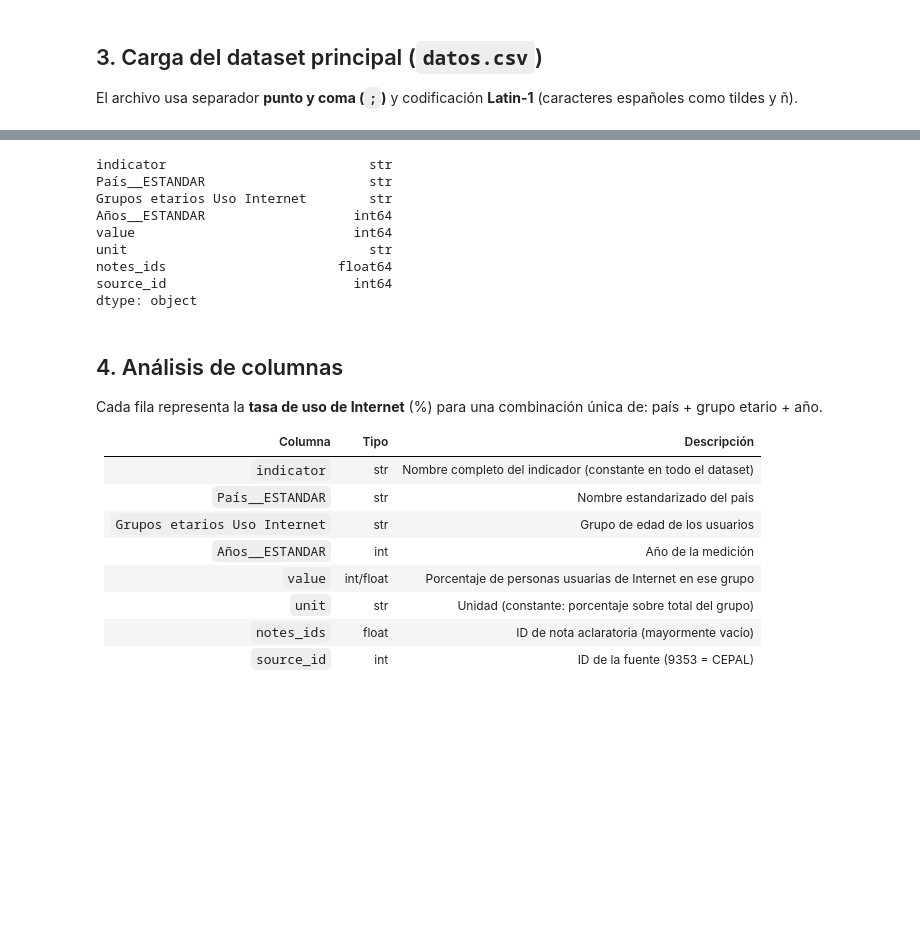
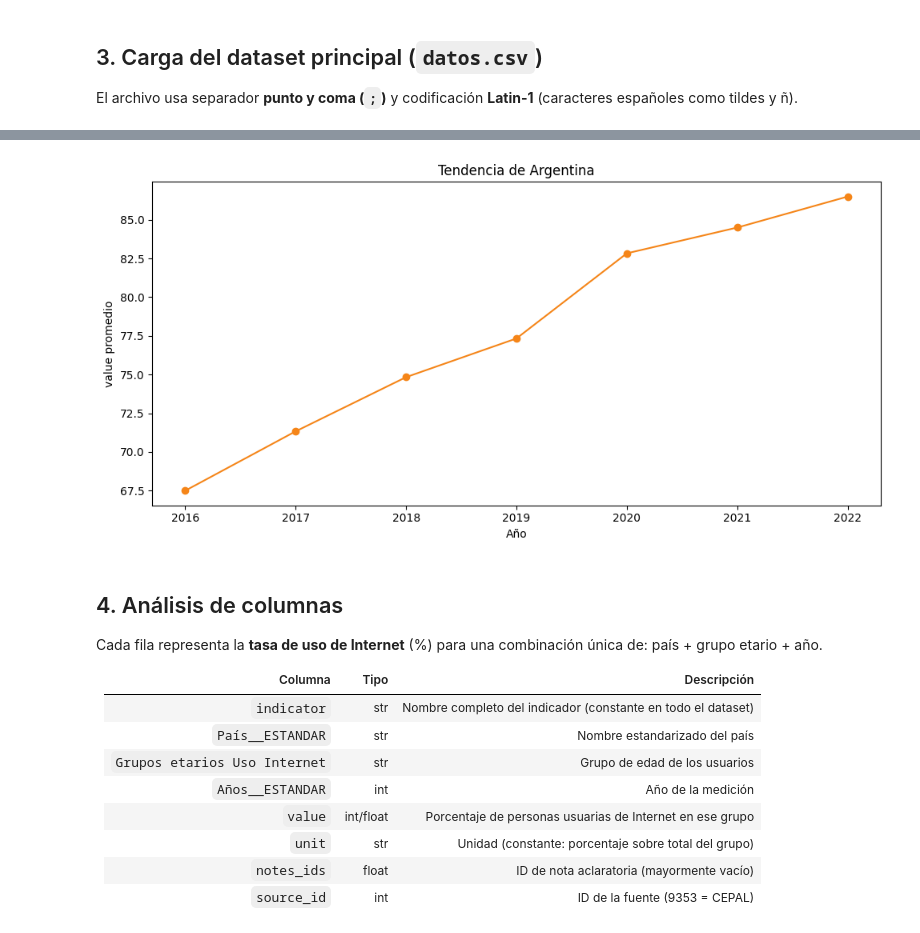
Before and after one commit to dlop6/PRY3-MD, a Jupyter notebook: 01_semana1_eda.ipynb, the cells around one changed output, grey strips where cells are left out. Saved outputs shown, nothing was run; the diff lists cells and outputs as text; code cells hidden in the pictures; blank space fills up the shorter version.

```diff
--- a/01_semana1_eda.ipynb
+++ b/01_semana1_eda.ipynb
@@ -90,15 +85,16 @@ Dimensiones: 870 filas x 8 columnas
 # %%
-df.dtypes
+# Tendencia de Argentina
+arg = df[df['País__ESTANDAR'] == 'Argentina'].groupby('Años__ESTANDAR')['value'].mean()
+fig, ax = plt.subplots(figsize=(10, 5))
+ax.plot(arg.index, arg.values, marker='o', color='#F58518')
+ax.set_title('Tendencia de Argentina')
+ax.set_xlabel('Año')
+ax.set_ylabel('value promedio')
+plt.tight_layout()
+plt.savefig(os.path.join(PERSONA1_FIGURES_DIR, 'fig_argentina_tendencia.png'), dpi=120, bbox_inches='tight')
+plt.show()
 # %% [output]
-indicator                          str
-País__ESTANDAR                     str
-Grupos etarios Uso Internet        str
-Años__ESTANDAR                   int64
-value                            int64
-unit                               str
-notes_ids                      float64
-source_id                        int64
-dtype: object
+[figure, added]
 # %% [markdown]
 ## 4. Análisis de columnas
 
```
Also changed, not shown: parts of 29 cells of this notebook, 21 other files.
